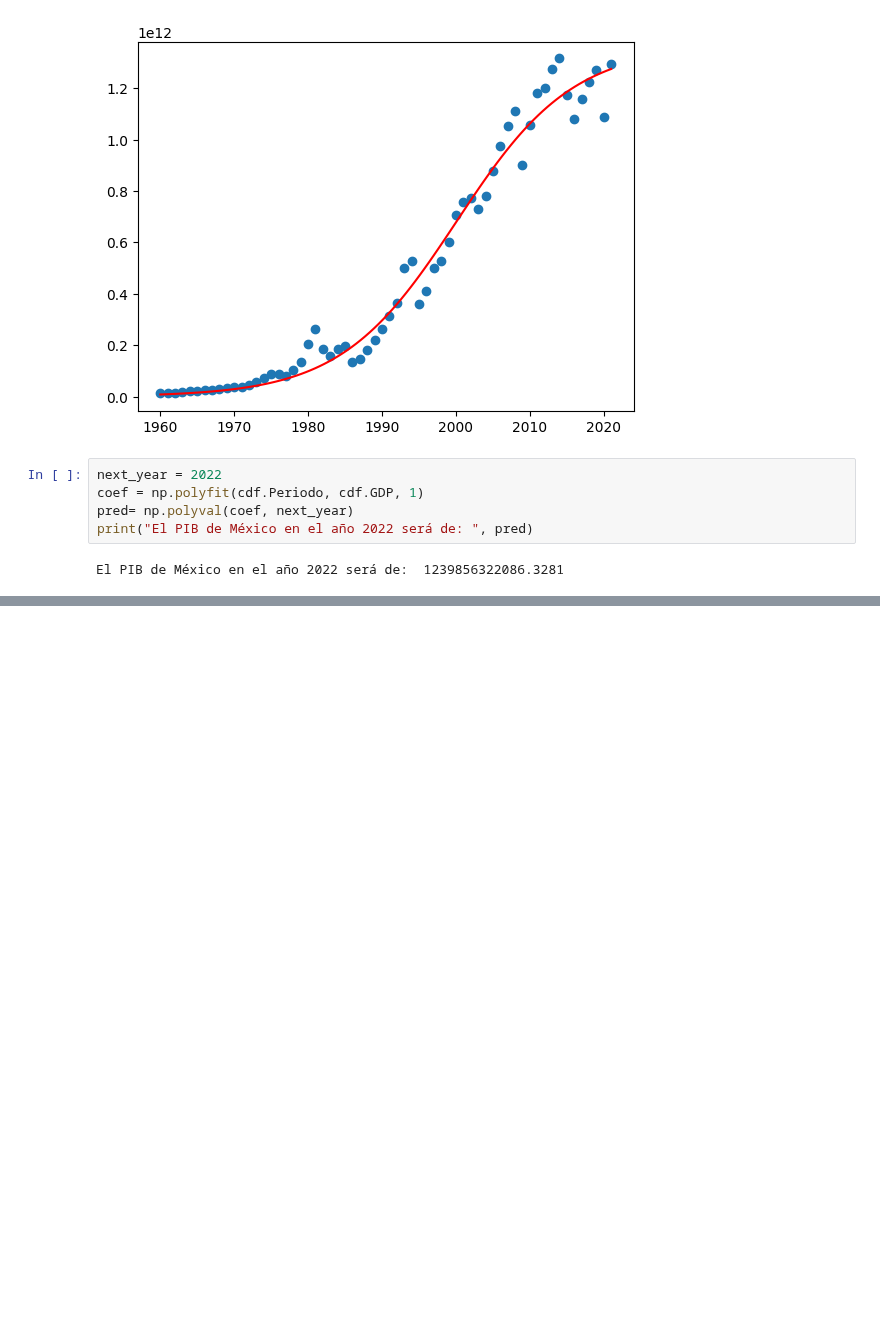
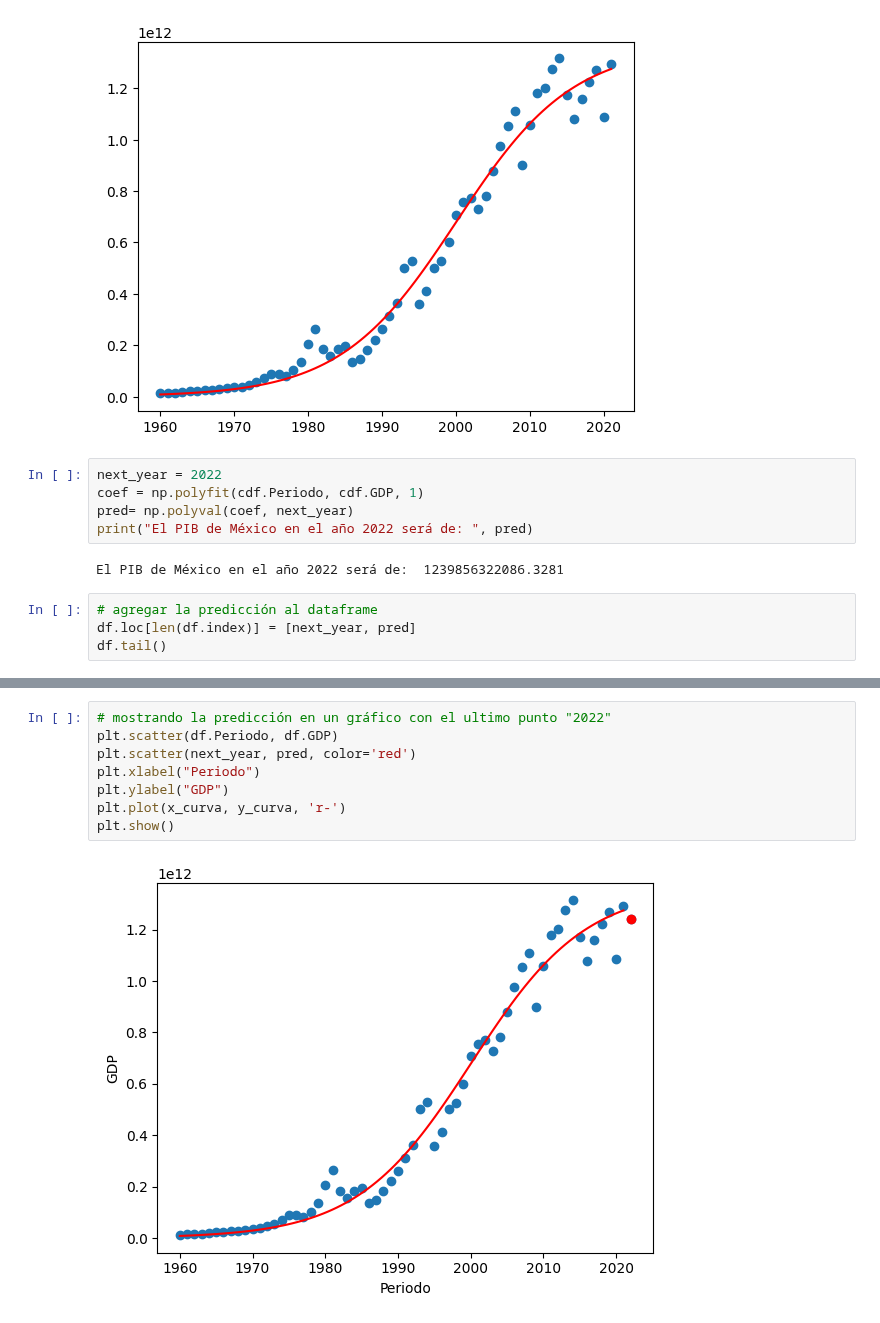
Before and after one commit to Benmaza/Benmaza, a Jupyter notebook: EBAC/Tareas/TareaM19-CD-RubenMaza.ipynb, the cells around one changed output, grey strips where cells are left out. Saved outputs shown, nothing was run; the diff lists cells and outputs as text; blank space fills up the shorter version.

```diff
--- a/EBAC/Tareas/TareaM19-CD-RubenMaza.ipynb
+++ b/EBAC/Tareas/TareaM19-CD-RubenMaza.ipynb
@@ -107,3 +107,7 @@ pred= np.polyval(coef, next_year)
 print("El PIB de México en el año 2022 será de: ", pred)
 # %% [output]
 El PIB de México en el año 2022 será de:  1239856322086.3281
+# %%
+# agregar la predicción al dataframe
+df.loc[len(df.index)] = [next_year, pred]
+df.tail()
@@ -109,0 +121,10 @@ El PIB de México en el año 2022 será de:  1239856322086.3281
+# %%
+# mostrando la predicción en un gráfico con el ultimo punto "2022"
+plt.scatter(df.Periodo, df.GDP)
+plt.scatter(next_year, pred, color='red')
+plt.xlabel("Periodo")
+plt.ylabel("GDP")
+plt.plot(x_curva, y_curva, 'r-')
+plt.show()
+# %% [output]
+[figure, added]
```
Also changed, not shown: parts of 1 cell of this notebook, 1 other file.
